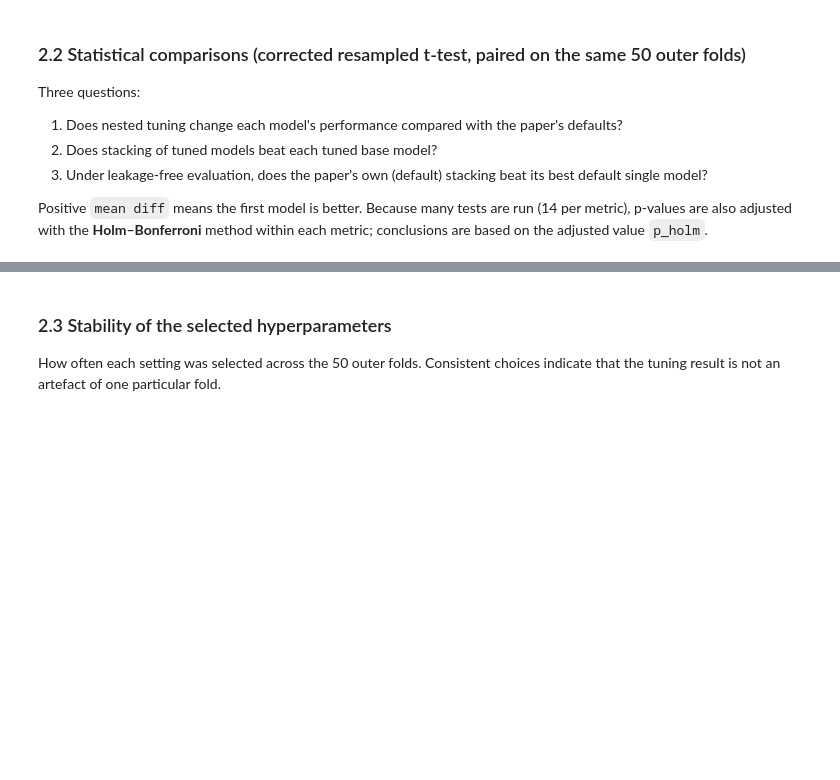
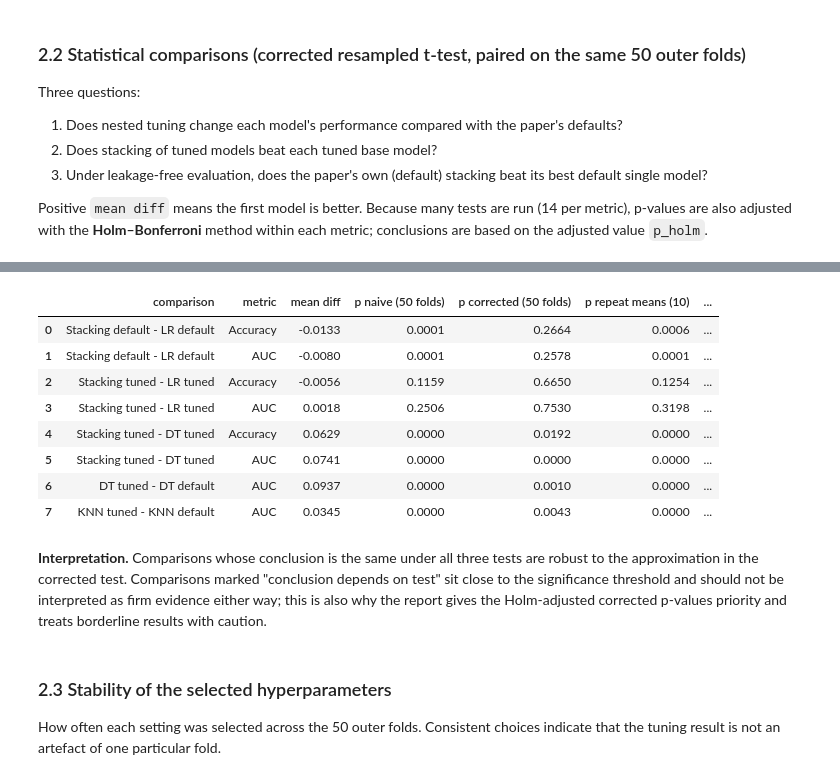
Before and after one commit to vngak-ai/sit307-11.1HD-heart-stacking, a Jupyter notebook: notebooks/part2_proposed.ipynb, the cells around one changed output, grey strips where cells are left out. Cells and saved outputs as stored; diff of their text form; code cells hidden in the pictures; blank space fills up the shorter version.

```diff
--- a/notebooks/part2_proposed.ipynb
+++ b/notebooks/part2_proposed.ipynb
@@ -368,3 +380,45 @@ display(tests[tests.metric == "AUC"].round(4))
+# %%
+
+def naive_paired_t(a, b):
+    d = np.asarray(a) - np.asarray(b)
+    return stats.ttest_1samp(d, 0.0).pvalue
+
+key_comparisons = [
+    ("Default", "Stacking", "Default", "LR", "Accuracy"), ("Default", "Stacking", "Default", "LR", "AUC"),
+    ("Tuned", "Stacking", "Tuned", "LR", "Accuracy"), ("Tuned", "Stacking", "Tuned", "LR", "AUC"),
+    ("Tuned", "Stacking", "Tuned", "DT", "Accuracy"), ("Tuned", "Stacking", "Tuned", "DT", "AUC"),
+    ("Tuned", "DT", "Default", "DT", "AUC"), ("Tuned", "KNN", "Default", "KNN", "AUC"),
+]
+rows = []
+for ca_, ma, cb, mb, metric in key_comparisons:
+    A = exp2[(exp2.config == ca_) & (exp2.model == ma)].sort_values("fold")
+    B = exp2[(exp2.config == cb) & (exp2.model == mb)].sort_values("fold")
+    diff, _, p_corr = corrected_resampled_ttest(A[metric].values, B[metric].values, n_train, n_test)
+    p_naive = naive_paired_t(A[metric].values, B[metric].values)
+    ra, rb = A.groupby("repeat")[metric].mean(), B.groupby("repeat")[metric].mean()
+    p_rep = stats.ttest_rel(ra.values, rb.values).pvalue
+    rows.append({"comparison": f"{ma} {ca_.lower()} - {mb} {cb.lower()}", "metric": metric, "mean diff": diff,
+                 "p naive (50 folds)": p_naive, "p corrected (50 folds)": p_corr, "p repeat means (10)": p_rep})
+test_sens = pd.DataFrame(rows)
+pcols = ["p naive (50 folds)", "p corrected (50 folds)", "p repeat means (10)"]
+test_sens["significant under all three"] = (test_sens[pcols] < 0.05).all(axis=1)
+test_sens["significant under none"] = (test_sens[pcols] >= 0.05).all(axis=1)
+test_sens["conclusion depends on test"] = ~(test_sens["significant under all three"] | test_sens["significant under none"])
+test_sens.to_csv(RES_DIR / "part2_exp2_test_sensitivity.csv", index=False)
+display(test_sens.round(4))
+# %% [output]
+|  | comparison | metric | mean diff | p naive (50 folds) | p corrected (50 folds) | p repeat means (10) | ... |
+| 0 | Stacking default - LR default | Accuracy | -0.0133 | 0.0001 | 0.2664 | 0.0006 | ... |
+| 1 | Stacking default - LR default | AUC | -0.0080 | 0.0001 | 0.2578 | 0.0001 | ... |
+| 2 | Stacking tuned - LR tuned | Accuracy | -0.0056 | 0.1159 | 0.6650 | 0.1254 | ... |
+| 3 | Stacking tuned - LR tuned | AUC | 0.0018 | 0.2506 | 0.7530 | 0.3198 | ... |
+| 4 | Stacking tuned - DT tuned | Accuracy | 0.0629 | 0.0000 | 0.0192 | 0.0000 | ... |
+| 5 | Stacking tuned - DT tuned | AUC | 0.0741 | 0.0000 | 0.0000 | 0.0000 | ... |
+| 6 | DT tuned - DT default | AUC | 0.0937 | 0.0000 | 0.0010 | 0.0000 | ... |
+| 7 | KNN tuned - KNN default | AUC | 0.0345 | 0.0000 | 0.0043 | 0.0000 | ... |
+# %% [markdown]
+
+**Interpretation.** Comparisons whose conclusion is the same under all three tests are robust to the approximation in the corrected test. Comparisons marked "conclusion depends on test" sit close to the significance threshold and should not be interpreted as firm evidence either way; this is also why the report gives the Holm-adjusted corrected p-values priority and treats borderline results with caution.
 # %% [markdown]
 ### 2.3 Stability of the selected hyperparameters
 
```
Also changed, not shown: parts of 3 cells of this notebook, 1 other file.
